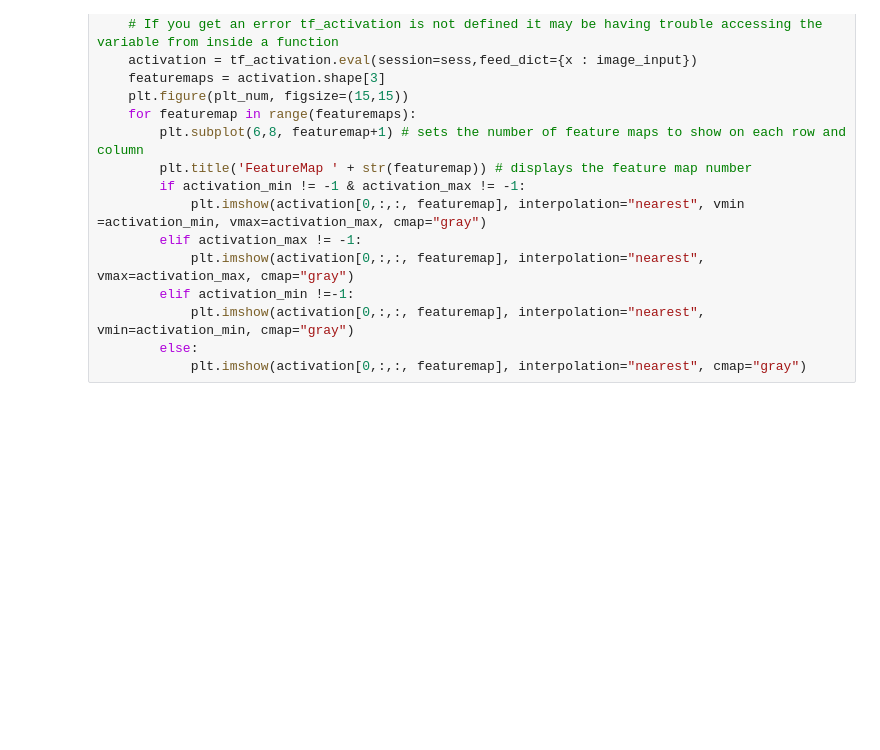
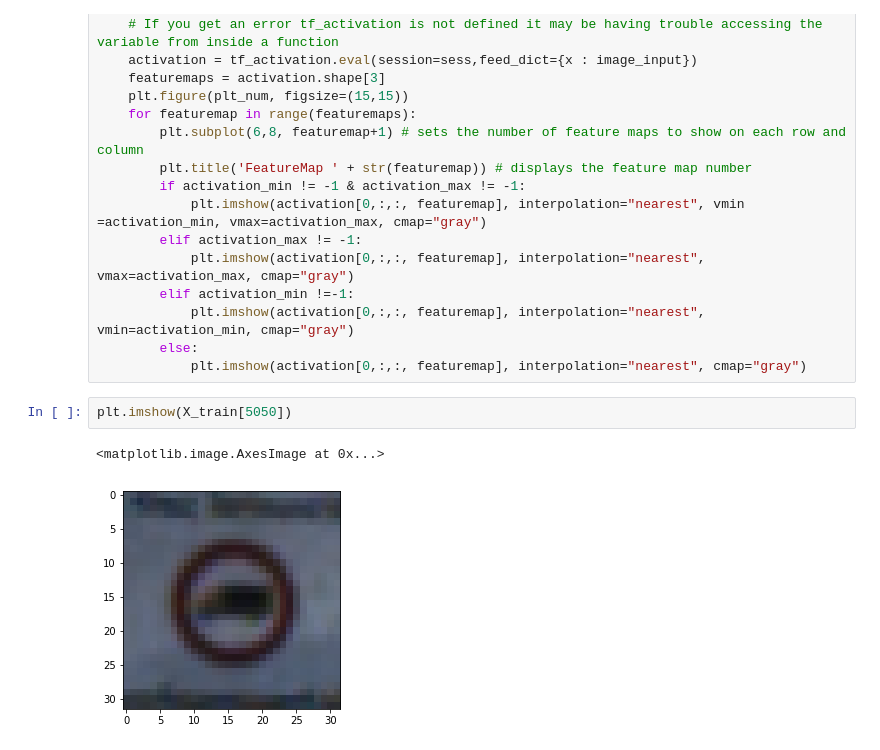
Before and after one commit to nins-k/CarND-Traffic-Sign-Classifier-Project, a Jupyter notebook: Traffic_Sign_Classifier.ipynb, the cells around one changed output. Saved outputs shown, nothing was run; the diff lists cells and outputs as text; blank space fills up the shorter version.

```diff
--- a/Traffic_Sign_Classifier.ipynb
+++ b/Traffic_Sign_Classifier.ipynb
@@ -773,3 +773,8 @@ def outputFeatureMap(image_input, tf_activation, activation_min=-1, activation_m
             plt.imshow(activation[0,:,:, featuremap], interpolation="nearest", vmin=activation_min, cmap="gray")
         else:
             plt.imshow(activation[0,:,:, featuremap], interpolation="nearest", cmap="gray")
+# %%
+plt.imshow(X_train[5050])
+# %% [output]
+<matplotlib.image.AxesImage at 0x...>
+[figure, added]
```
Also changed, not shown: 2 other files.
